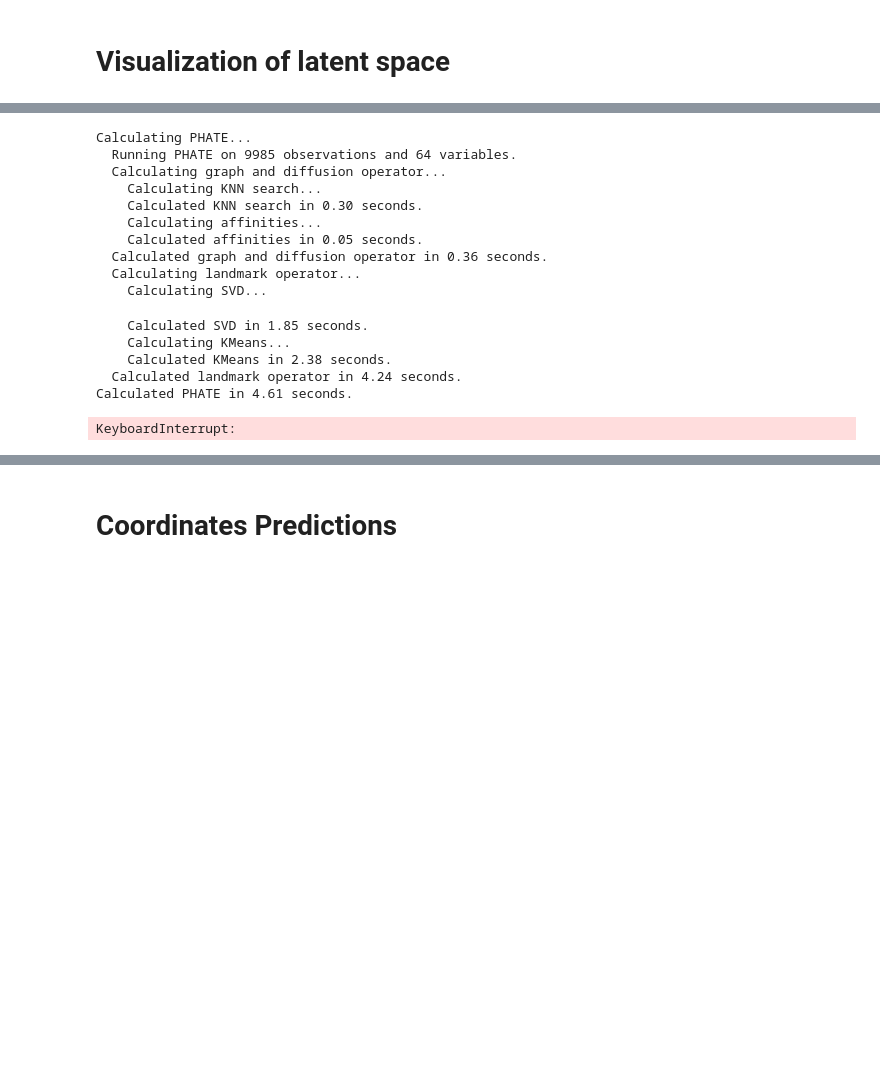
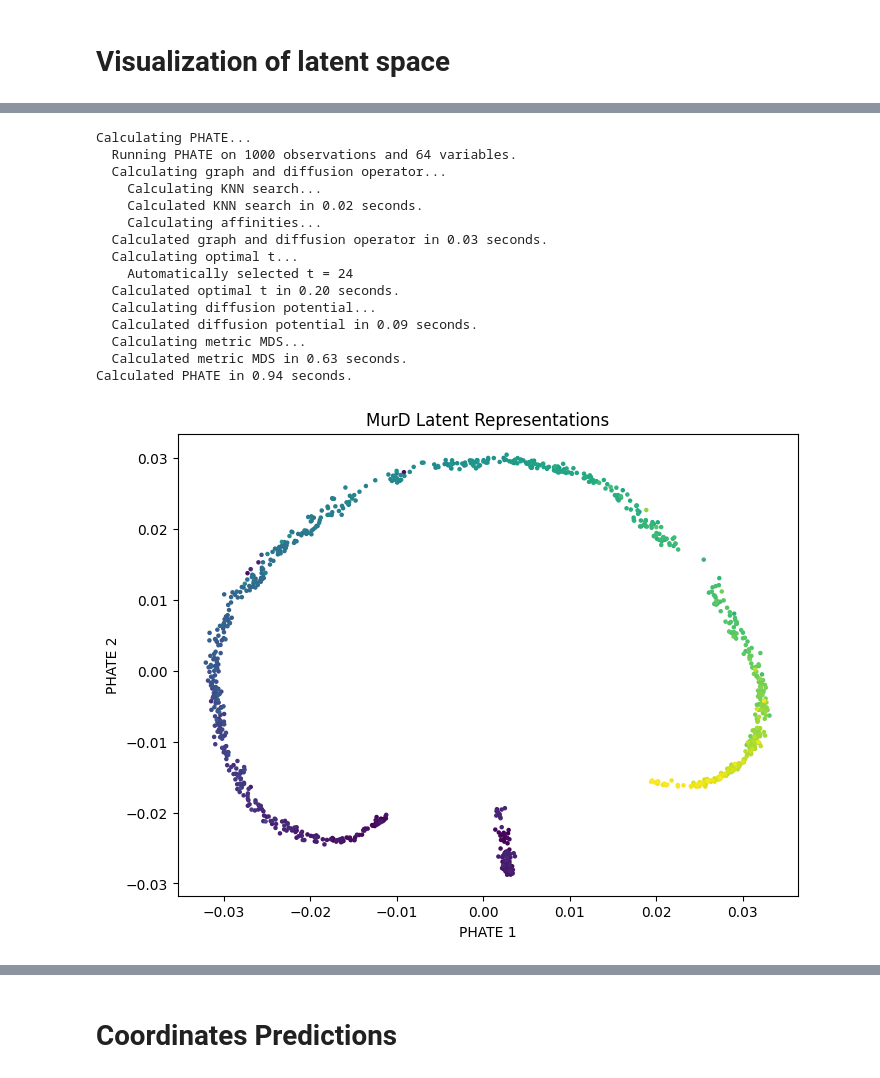
Before and after one commit to KrishnaswamyLab/ProtSCAPE, a Jupyter notebook: atlas_results.ipynb, the cells around one changed output, grey strips where cells are left out. Drawn from its saved outputs; the diff is of its cells as text; code cells hidden in the pictures; blank space fills up the shorter version.

```diff
--- a/atlas_results.ipynb
+++ b/atlas_results.ipynb
@@ -23,34 +169,34 @@ torch.Size([9985, 64])
 # %%
 # Create PHATE object
 phate_operator = phate.PHATE()
 
 # Fit and transform the latent representation
 z_phate = phate_operator.fit_transform(z_rep)
 
 # Visualize the latent representation
 plt.figure(figsize=(8, 6))
 plt.scatter(z_phate[:, 0], z_phate[:, 1], s=5, c=times, cmap='viridis')
 plt.xlabel('PHATE 1')
 plt.ylabel('PHATE 2')
-plt.title('bpti Latent Representations')
+plt.title('MurD Latent Representations')
 plt.show()
 # %% [output]
 Calculating PHATE...
-  Running PHATE on 9985 observations and 64 variables.
+  Running PHATE on 1000 observations and 64 variables.
   Calculating graph and diffusion operator...
     Calculating KNN search...
-    Calculated KNN search in 0.30 seconds.
+    Calculated KNN search in 0.02 seconds.
     Calculating affinities...
-    Calculated affinities in 0.05 seconds.
-  Calculated graph and diffusion operator in 0.36 seconds.
-  Calculating landmark operator...
-    Calculating SVD...
+  Calculated graph and diffusion operator in 0.03 seconds.
+  Calculating optimal t...
+    Automatically selected t = 24
+  Calculated optimal t in 0.20 seconds.
+  Calculating diffusion potential...
+  Calculated diffusion potential in 0.09 seconds.
+  Calculating metric MDS...
+  Calculated metric MDS in 0.63 seconds.
+Calculated PHATE in 0.94 seconds.
-    Calculated SVD in 1.85 seconds.
-    Calculating KMeans...
-    Calculated KMeans in 2.38 seconds.
-  Calculated landmark operator in 4.24 seconds.
-Calculated PHATE in 4.61 seconds.
-KeyboardInterrupt:
+[figure, added]
 # %%
 import tphate
 
```
Also changed, not shown: parts of 22 cells of this notebook, 6 other files.
